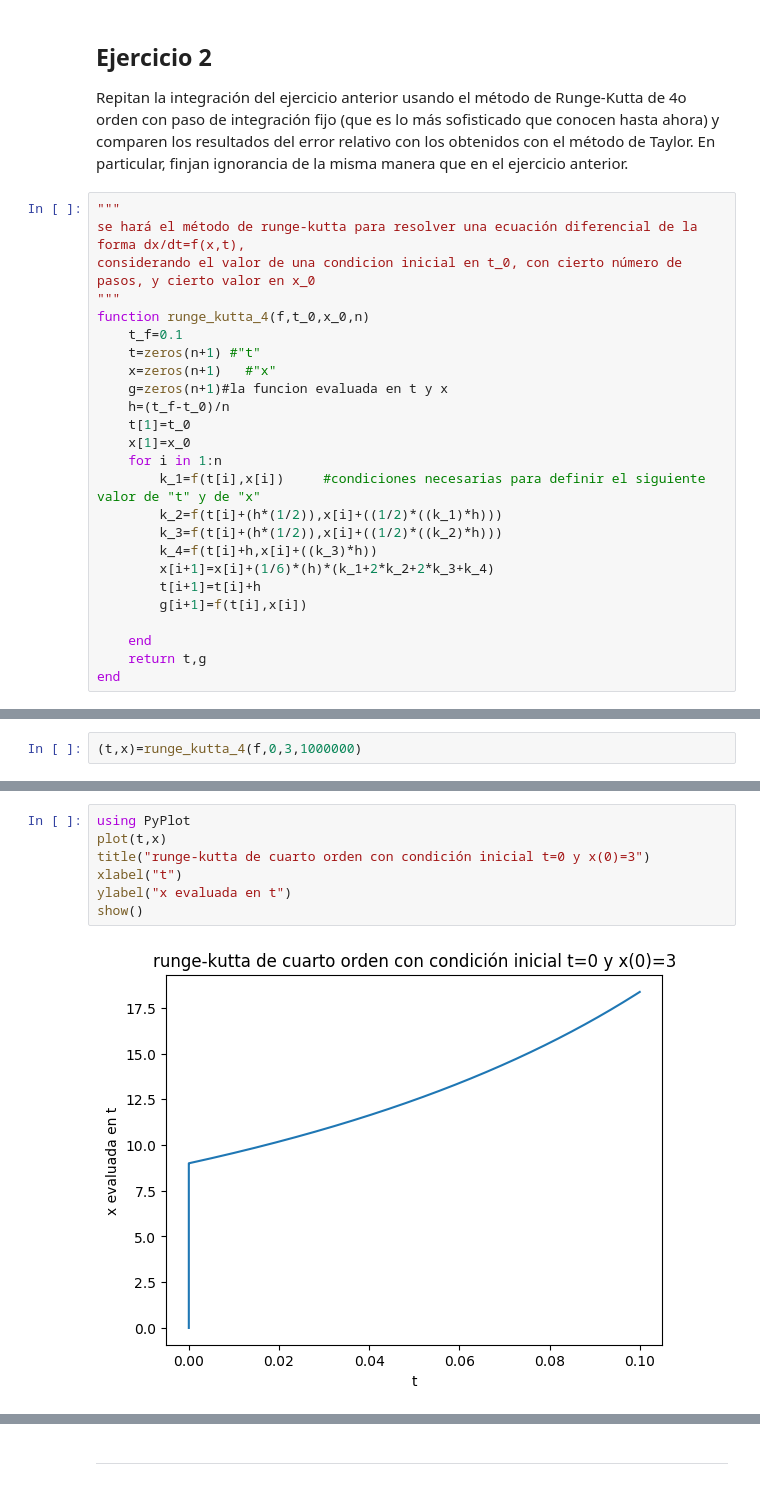
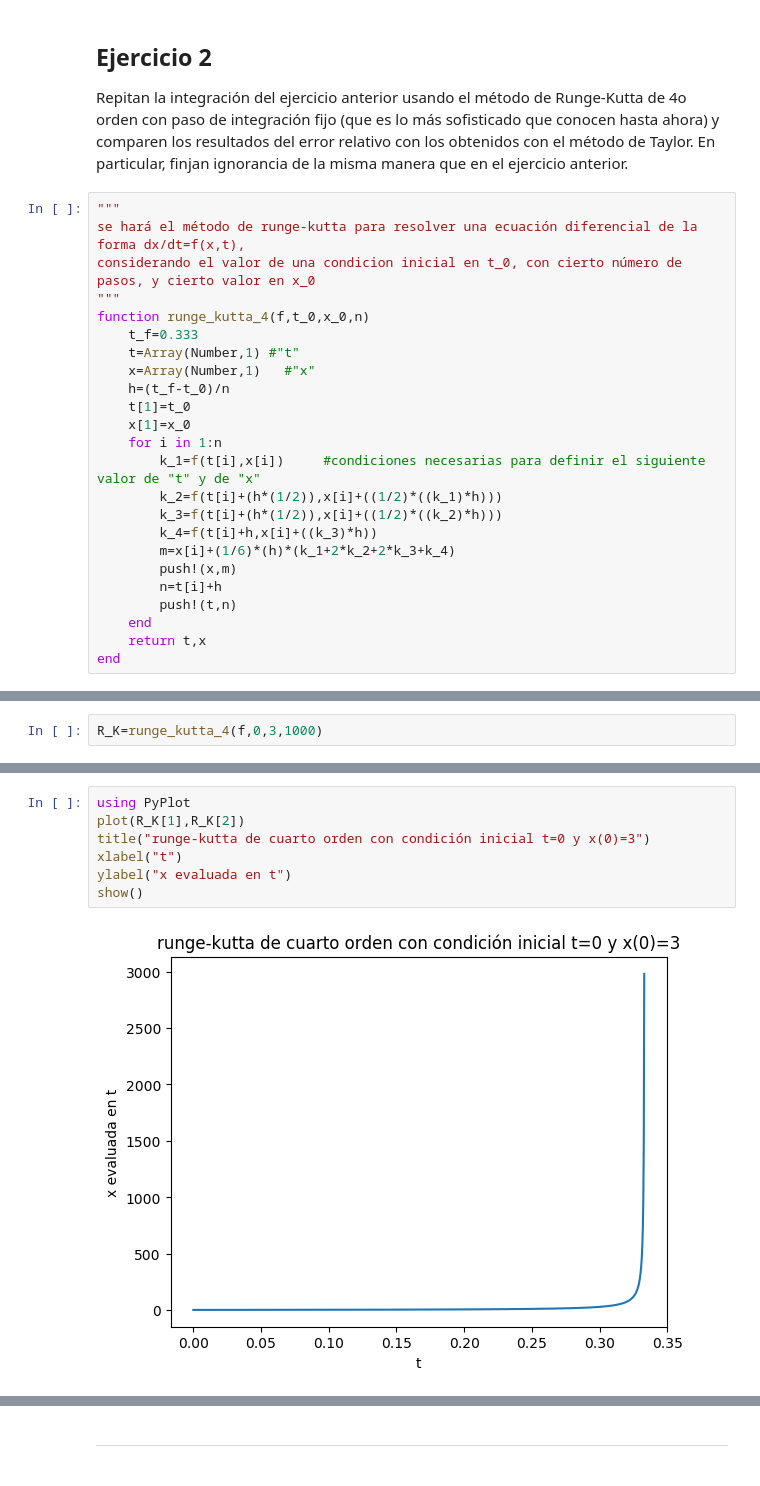
Before and after one commit to lbenet/2017-2_TSFisComputacional-1, a Jupyter notebook: tareas/Carlos/Tarea6.ipynb, the cells around one changed output, grey strips where cells are left out. Saved outputs shown, nothing was run; the diff lists cells and outputs as text.

```diff
--- a/tareas/Carlos/Tarea6.ipynb
+++ b/tareas/Carlos/Tarea6.ipynb
@@ -36,10 +36,9 @@ se hará el método de runge-kutta para resolver una ecuación diferencial de la
 considerando el valor de una condicion inicial en t_0, con cierto número de pasos, y cierto valor en x_0
 """
 function runge_kutta_4(f,t_0,x_0,n)
-    t_f=0.1
-    t=zeros(n+1) #"t"
-    x=zeros(n+1)   #"x"
-    g=zeros(n+1)#la funcion evaluada en t y x
+    t_f=0.333
+    t=Array(Number,1) #"t"
+    x=Array(Number,1)   #"x"
     h=(t_f-t_0)/n
     t[1]=t_0
     x[1]=x_0
@@ -48,11 +47,11 @@ function runge_kutta_4(f,t_0,x_0,n)
         k_2=f(t[i]+(h*(1/2)),x[i]+((1/2)*((k_1)*h)))
         k_3=f(t[i]+(h*(1/2)),x[i]+((1/2)*((k_2)*h)))
         k_4=f(t[i]+h,x[i]+((k_3)*h))
-        x[i+1]=x[i]+(1/6)*(h)*(k_1+2*k_2+2*k_3+k_4)
-        t[i+1]=t[i]+h
-        g[i+1]=f(t[i],x[i])
-
+        m=x[i]+(1/6)*(h)*(k_1+2*k_2+2*k_3+k_4)
+        push!(x,m)
+        n=t[i]+h
+        push!(t,n)
     end
-    return t,g
+    return t,x
 end
 # %% [output]
@@ -68,3 +67,3 @@ f (generic function with 1 method)
 # %%
-(t,x)=runge_kutta_4(f,0,3,1000000)
+R_K=runge_kutta_4(f,0,3,1000)
 # %% [output]
@@ -76,9 +75,9 @@ Tuple{Array{Float64,1},Array{Float64,1}}
 # %%
 using PyPlot
-plot(t,x)
+plot(R_K[1],R_K[2])
 title("runge-kutta de cuarto orden con condición inicial t=0 y x(0)=3")
 xlabel("t")
 ylabel("x evaluada en t")
 show()
 # %% [output]
-[figure, old version]
+[figure, new version]
```
Also changed, not shown: parts of 7 cells of this notebook.
